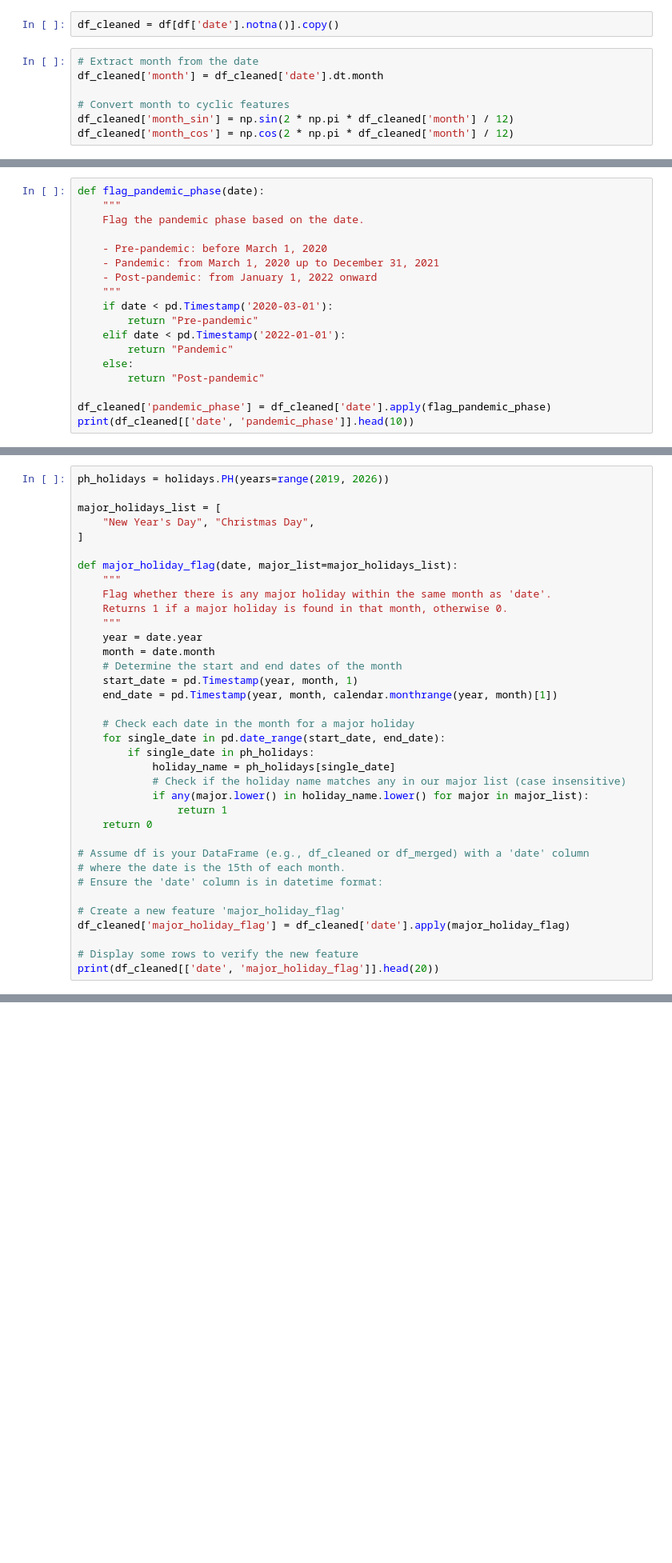
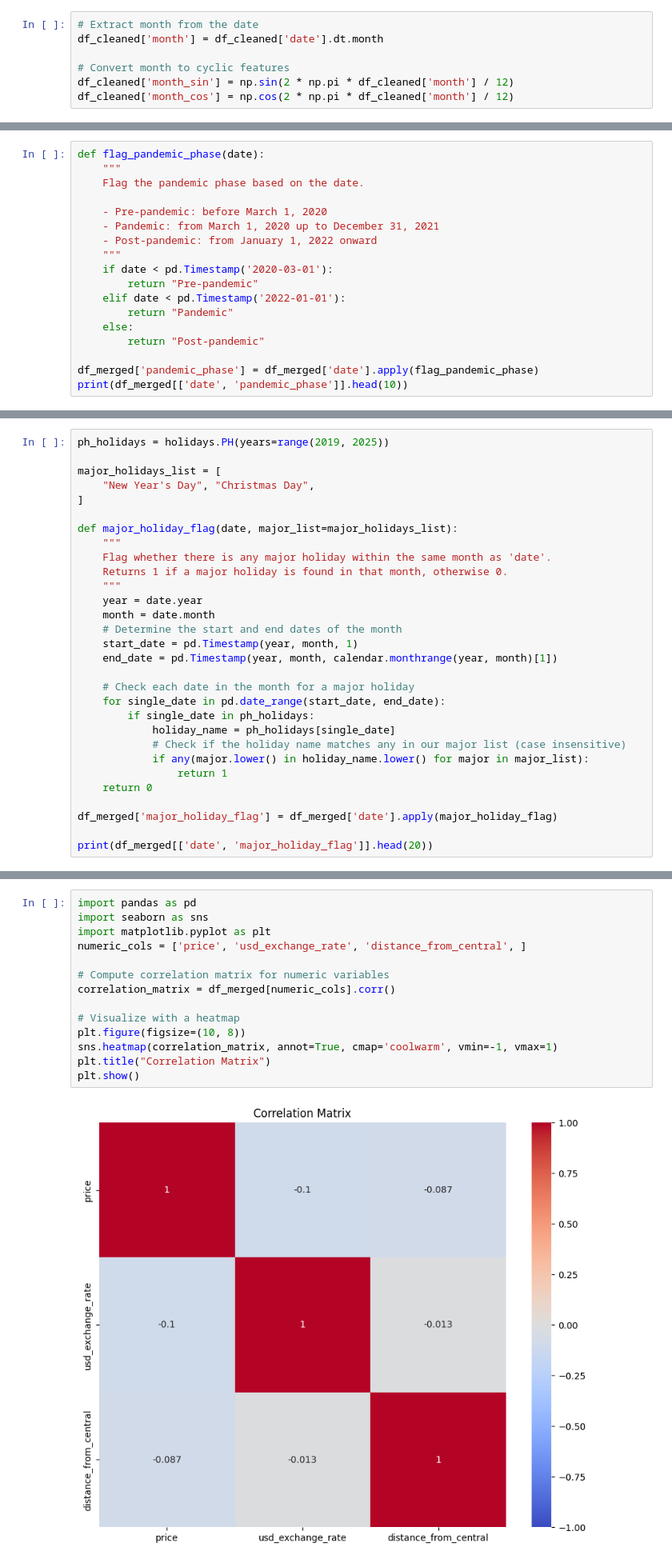
Before and after one commit to mjjj-642/Philippine-FoodPrices, a Jupyter notebook: food-prices.ipynb, the cells around one changed output, grey strips where cells are left out. Shown at 80% size. Cells and saved outputs as stored; diff of their text form; blank space fills up the shorter version.

```diff
--- a/food-prices.ipynb
+++ b/food-prices.ipynb
@@ -243,8 +243,6 @@ print("Number of rows after cleaning:", len(df_cleaned))
 # %% [output]
 Number of rows before cleaning: 123094
 Number of rows after cleaning: 100921
-# %%
-df_cleaned = df[df['date'].notna()].copy()
 # %%
 # Extract month from the date
 df_cleaned['month'] = df_cleaned['date'].dt.month
@@ -363,8 +363,8 @@ def flag_pandemic_phase(date):
     else:
         return "Post-pandemic"
 
-df_cleaned['pandemic_phase'] = df_cleaned['date'].apply(flag_pandemic_phase)
-print(df_cleaned[['date', 'pandemic_phase']].head(10))
+df_merged['pandemic_phase'] = df_merged['date'].apply(flag_pandemic_phase)
+print(df_merged[['date', 'pandemic_phase']].head(10))
 # %% [output]
         date pandemic_phase
 0 2019-01-15   Pre-pandemic
@@ -380,5 +380,5 @@ print(df_cleaned[['date', 'pandemic_phase']].head(10))
 # %%
-ph_holidays = holidays.PH(years=range(2019, 2026))
+ph_holidays = holidays.PH(years=range(2019, 2025))
 
 major_holidays_list = [
     "New Year's Day", "Christmas Day",
@@ -404,15 +404,9 @@ def major_holiday_flag(date, major_list=major_holidays_list):
                 return 1
     return 0
 
-# Assume df is your DataFrame (e.g., df_cleaned or df_merged) with a 'date' column
-# where the date is the 15th of each month.
-# Ensure the 'date' column is in datetime format:
+df_merged['major_holiday_flag'] = df_merged['date'].apply(major_holiday_flag)
 
-# Create a new feature 'major_holiday_flag'
-df_cleaned['major_holiday_flag'] = df_cleaned['date'].apply(major_holiday_flag)
-
-# Display some rows to verify the new feature
-print(df_cleaned[['date', 'major_holiday_flag']].head(20))
+print(df_merged[['date', 'major_holiday_flag']].head(20))
 # %% [output]
          date  major_holiday_flag
 0  2019-01-15                   1
@@ -433,0 +509,16 @@ print(df_cleaned[['date', 'major_holiday_flag']].head(20))
+# %%
+import pandas as pd
+import seaborn as sns
+import matplotlib.pyplot as plt
+numeric_cols = ['price', 'usd_exchange_rate', 'distance_from_central', ]
+
+# Compute correlation matrix for numeric variables
+correlation_matrix = df_merged[numeric_cols].corr()
+
+# Visualize with a heatmap
+plt.figure(figsize=(10, 8))
+sns.heatmap(correlation_matrix, annot=True, cmap='coolwarm', vmin=-1, vmax=1)
+plt.title("Correlation Matrix")
+plt.show()
+# %% [output]
+[figure, added]
```
Also changed, not shown: parts of 19 cells of this notebook, 1 other file.
